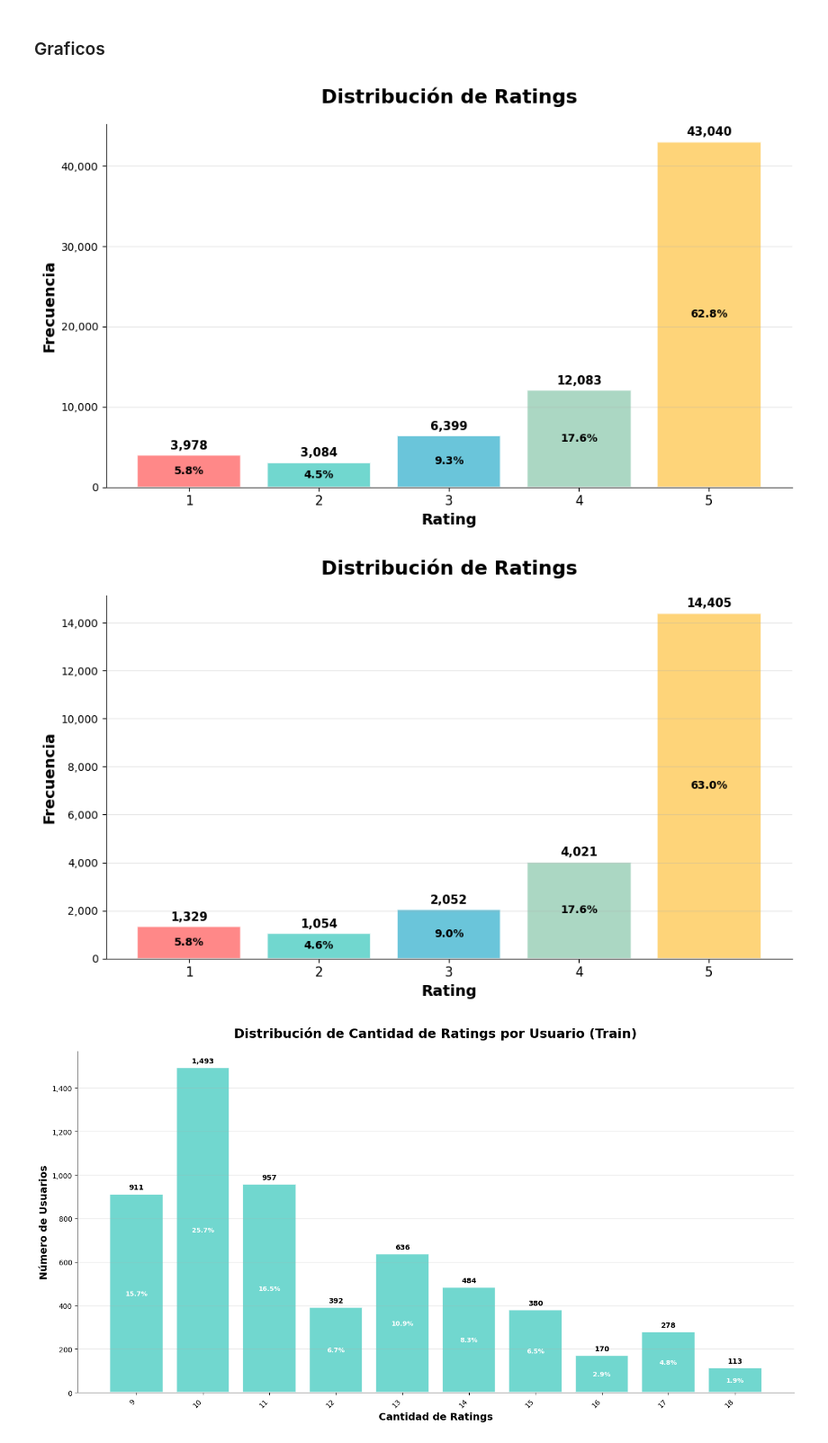
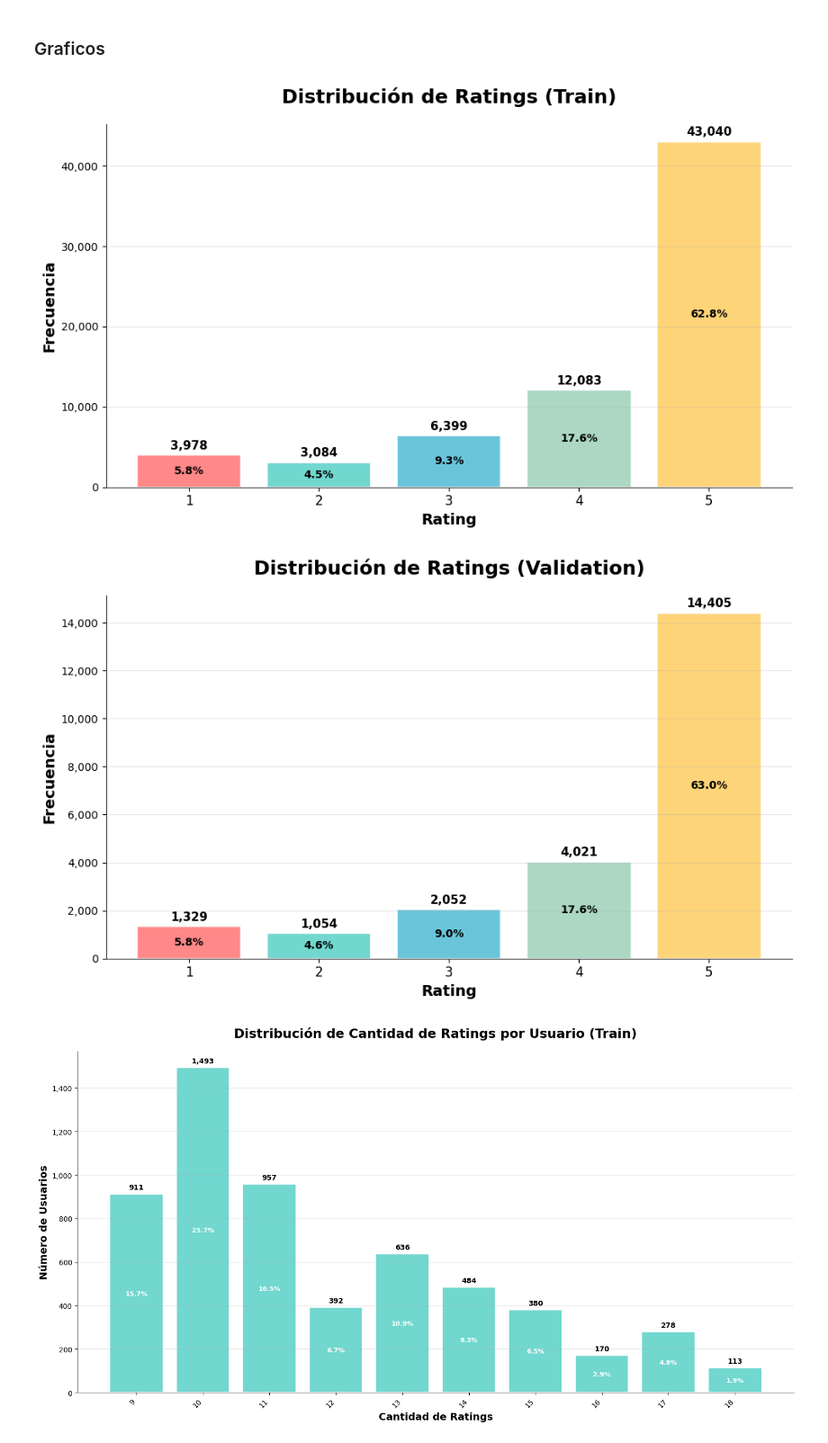
Before and after one commit to franfonte/T1_SR, a Jupyter notebook: analisis_datos.ipynb, the cells around one changed output. Shown at 90% size. Cells and saved outputs as stored; diff of their text form; code cells hidden in the pictures.

Commit message:
Graficos se guardan solos

```diff
--- a/analisis_datos.ipynb
+++ b/analisis_datos.ipynb
@@ -7,6 +7,7 @@ import matplotlib.pyplot as plt
 ### Funciones utiles
 # %%
 import numpy as np
+import os
 
 def analizar_categorias(dataframe):
     categorias_histograma = dataframe.groupby('categories').size().sort_values(ascending=False)
@@ -89,9 +90,12 @@ def plot_categories_distribution(categorias_dict, title="Distribución de Catego
     plt.gca().xaxis.set_major_formatter(plt.FuncFormatter(lambda x, p: f'{int(x):,}'))
 
     plt.tight_layout()
+    # Save the figure
+    os.makedirs('graficos analisis datos', exist_ok=True)
+    plt.savefig(os.path.join('graficos analisis datos', f"{title}.png"), bbox_inches='tight')
     plt.show()
 
-def plot_rating_distribution(ratings):
+def plot_rating_distribution(ratings, texto_titulo):
     # Count the frequency of each rating
     rating_counts = ratings.value_counts().sort_index()
 
@@ -106,7 +110,8 @@ def plot_rating_distribution(ratings):
                     color=['#FF6B6B', '#4ECDC4', '#45B7D1', '#96CEB4', '#FECA57'],
                     alpha=0.8, edgecolor='white', linewidth=1.5)
 
-    plt.title('Distribución de Ratings',
+    title = f'Distribución de Ratings {texto_titulo}'
+    plt.title(title,
             fontsize=18, fontweight='bold', pad=20)
     plt.xlabel('Rating', fontsize=14, fontweight='bold')
     plt.ylabel('Frecuencia', fontsize=14, fontweight='bold')
@@ -141,6 +146,9 @@ def plot_rating_distribution(ratings):
     plt.gca().yaxis.set_major_formatter(plt.FuncFormatter(lambda x, p: f'{int(x):,}'))
 
     plt.tight_layout()
+    # Save the figure
+    os.makedirs('graficos analisis datos', exist_ok=True)
+    plt.savefig(os.path.join('graficos analisis datos', f"{title}.png"), bbox_inches='tight')
     plt.show()
 
 def plot_long_tail_distribution(data, title, xlabel, ylabel, top_n=20):
@@ -204,6 +212,9 @@ def plot_long_tail_distribution(data, title, xlabel, ylabel, top_n=20):
     plt.gca().yaxis.set_major_formatter(plt.FuncFormatter(lambda x, p: f'{int(x):,}'))
 
     plt.tight_layout()
+    # Save the figure
+    os.makedirs('graficos analisis datos', exist_ok=True)
+    plt.savefig(os.path.join('graficos analisis datos', f"{title}.png"), bbox_inches='tight')
     plt.show()
 
 def plot_ratings_over_time(dataframe, title="Distribución de Ratings a lo largo del tiempo"):
@@ -266,6 +277,9 @@ def plot_ratings_over_time(dataframe, title="Distribución de Ratings a lo largo
         plt.xticks(rotation=45)
 
     plt.tight_layout()
+    # Save the figure
+    os.makedirs('graficos analisis datos', exist_ok=True)
+    plt.savefig(os.path.join('graficos analisis datos', f"{title}.png"), bbox_inches='tight')
     plt.show()
 
 def plot_price_vs_rating(dataframe, title="Relación entre Precio y Rating"):
@@ -299,8 +313,9 @@ def plot_price_vs_rating(dataframe, title="Relación entre Precio y Rating"):
     plt.xlabel('Precio ($)', fontsize=14, fontweight='bold')
     plt.ylabel('Rating Promedio', fontsize=14, fontweight='bold')
 
-    # Set y-axis limits to rating range
-    plt.ylim(0, 5.5)
+    # Set axis limits
+    plt.xlim(-10, 400)
+    plt.ylim(0.5, 5.5)
 
     # Add grid
     plt.grid(True, alpha=0.3)
@@ -328,6 +343,9 @@ def plot_price_vs_rating(dataframe, title="Relación entre Precio y Rating"):
     plt.gca().spines['bottom'].set_color('#333333')
 
     plt.tight_layout()
+    # Save the figure
+    os.makedirs('graficos analisis datos', exist_ok=True)
+    plt.savefig(os.path.join('graficos analisis datos', f"{title}.png"), bbox_inches='tight')
     plt.show()
 
     # Print some statistics
@@ -515,12 +553,12 @@ Densidad en validation: 0.0425 %
 # %%
 # Distribucion de ratings en train y validation
 ratings_train = train_data["rating"]
 ratings_validation = validation_data["rating"]
 for ratings in [ratings_train, ratings_validation]:
-    plot_rating_distribution(ratings)
+    plot_rating_distribution(ratings, "(Train)" if ratings is ratings_train else "(Validation)")
 # %% [output]
-[figure, old version]
+[figure, new version]
-[figure, old version]
+[figure, new version]
 # %%
 # Distribucion de cantidad de ratings en train y validation por usuario
 frecuencia_numero_ratings_train = cantidad_ratings_usuario_train.value_counts()
```
Also changed, not shown: parts of 4 cells of this notebook, 9 other files.
